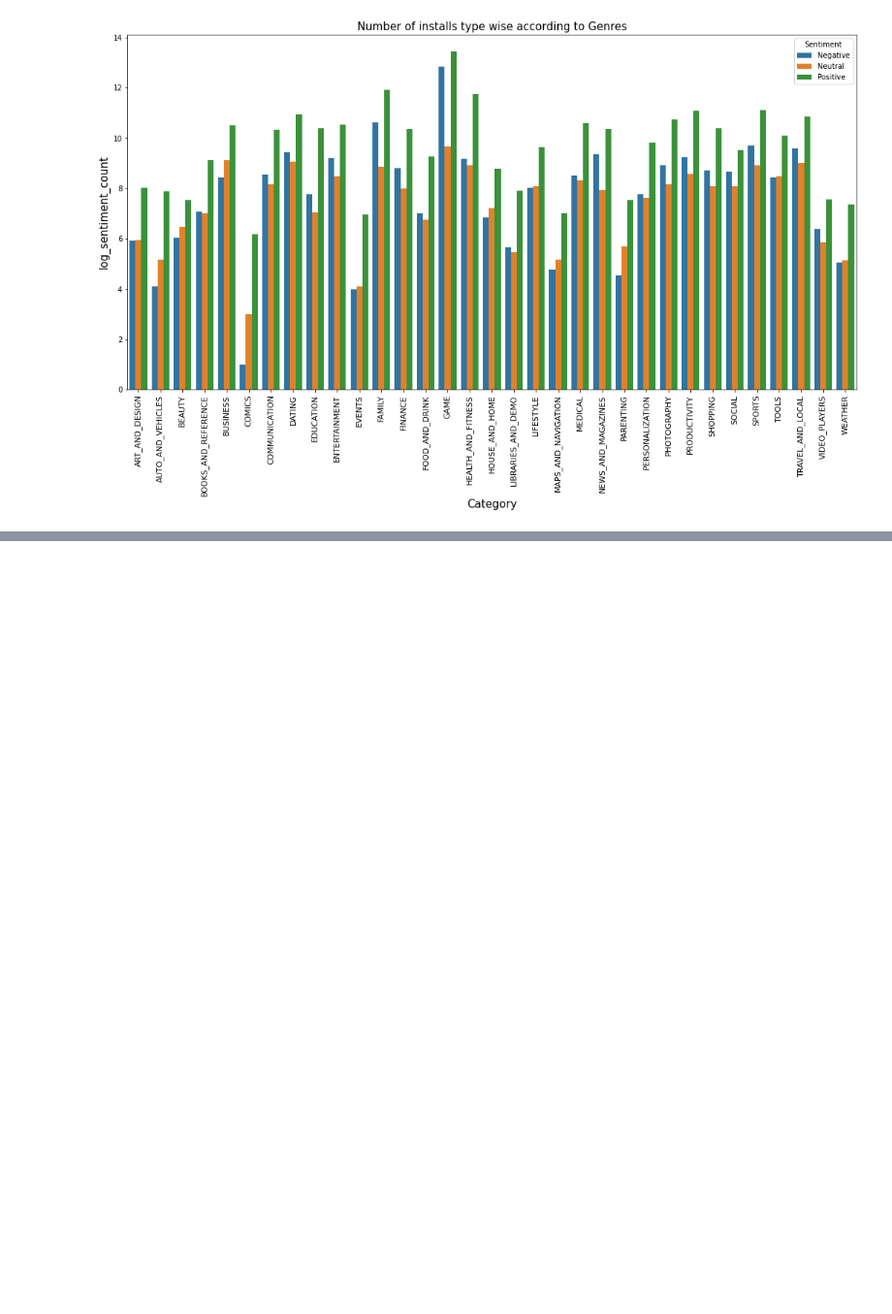
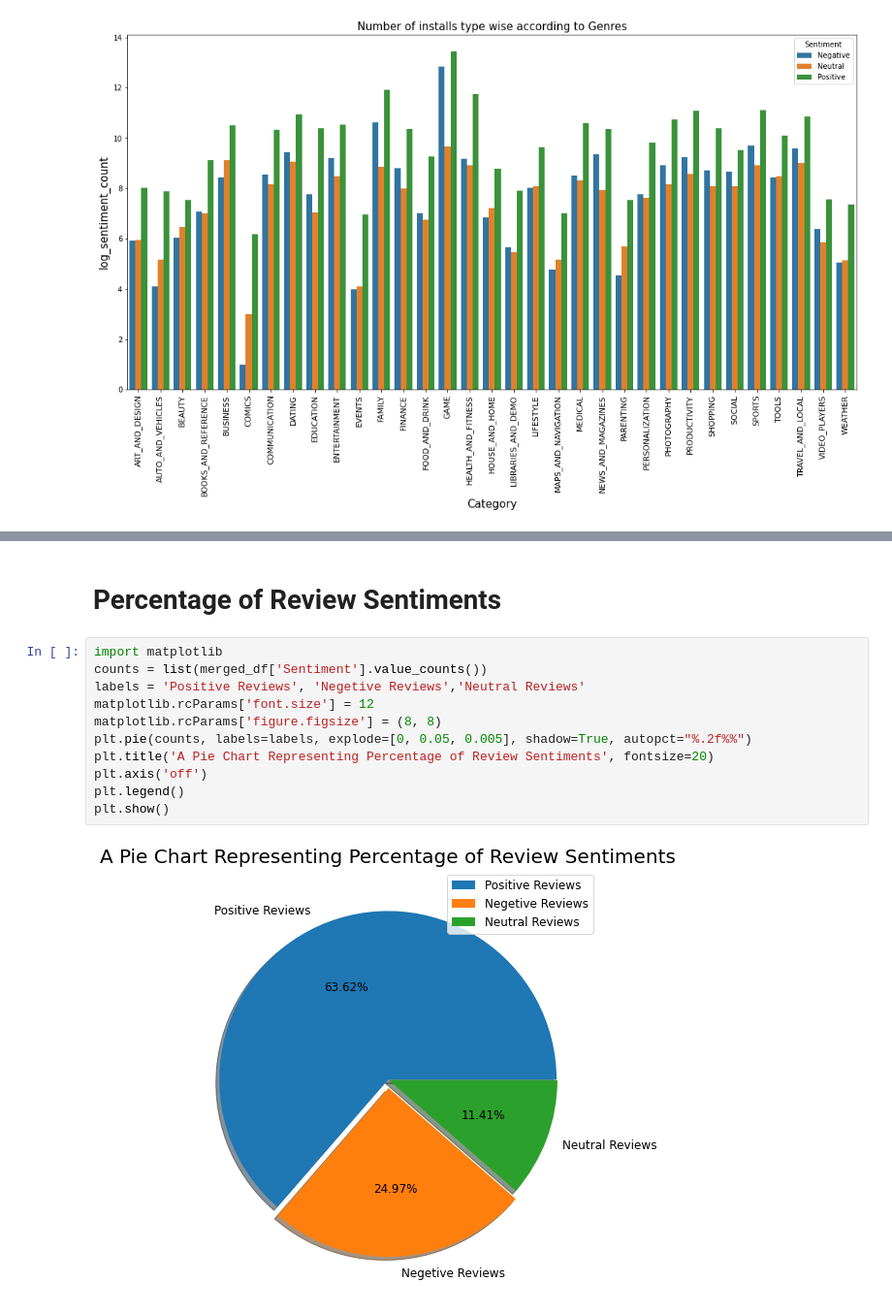
Before and after one commit to AbhiMohurle/Play_Store_App_Review_Analysis, a Jupyter notebook: Play_Store_App_Review_Analysis_Capstone_Project.ipynb, the cells around one changed output, grey strips where cells are left out. Shown: that part at 97% size. Cells and saved outputs as stored; diff of their text form; blank space fills up the shorter version.

```diff
--- a/Play_Store_App_Review_Analysis_Capstone_Project.ipynb
+++ b/Play_Store_App_Review_Analysis_Capstone_Project.ipynb
@@ -272,0 +294,15 @@ sns.barplot('Category', 'log_sentiment_count', hue='Sentiment', data=category_se
+# %% [markdown]
+# **Percentage of Review Sentiments**
+# %%
+import matplotlib
+counts = list(merged_df['Sentiment'].value_counts())
+labels = 'Positive Reviews', 'Negetive Reviews','Neutral Reviews'
+matplotlib.rcParams['font.size'] = 12
+matplotlib.rcParams['figure.figsize'] = (8, 8)
+plt.pie(counts, labels=labels, explode=[0, 0.05, 0.005], shadow=True, autopct="%.2f%%")
+plt.title('A Pie Chart Representing Percentage of Review Sentiments', fontsize=20)
+plt.axis('off')
+plt.legend()
+plt.show()
+# %% [output]
+[figure, added]
```
Also changed, not shown: parts of 7 cells of this notebook.
